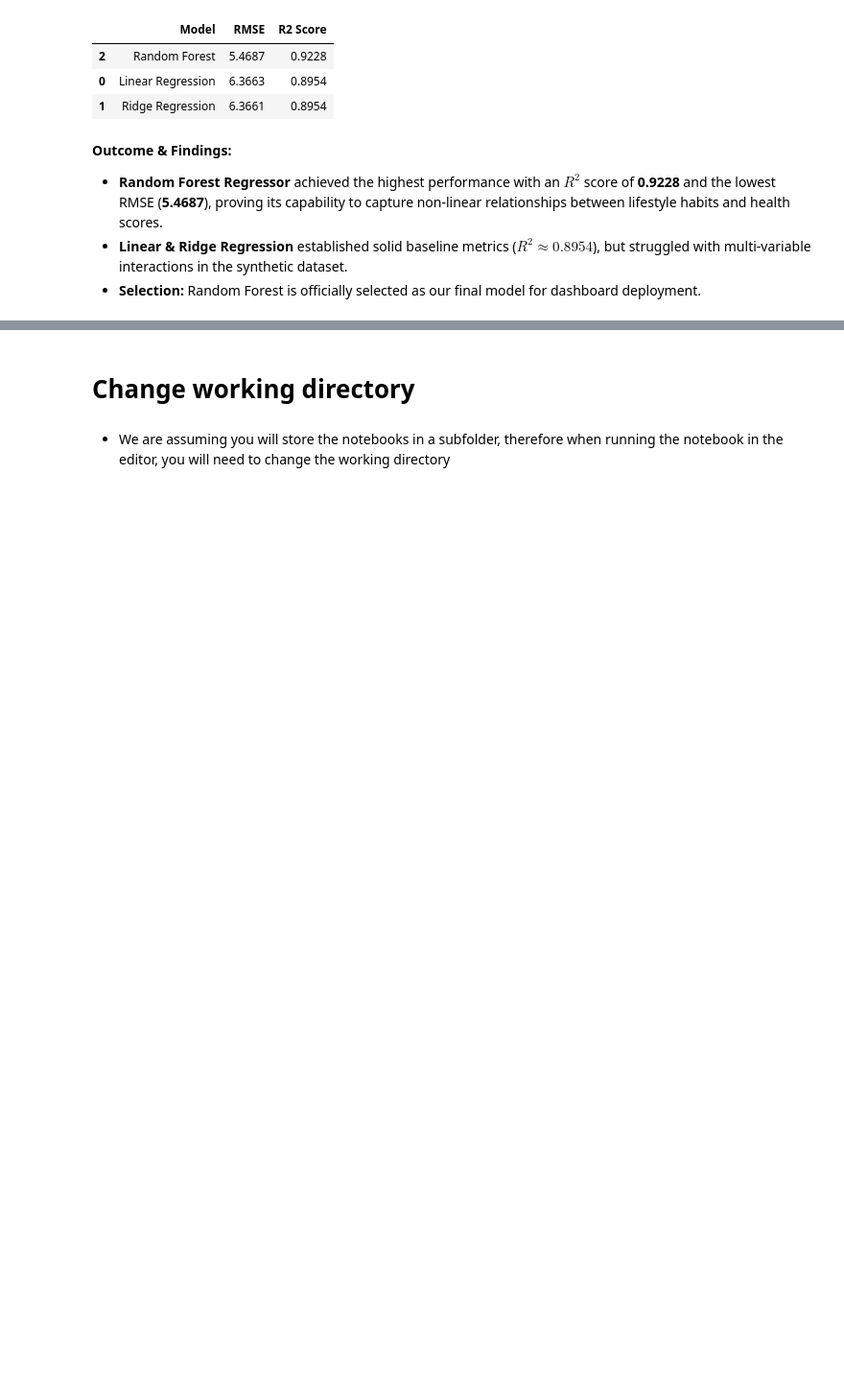
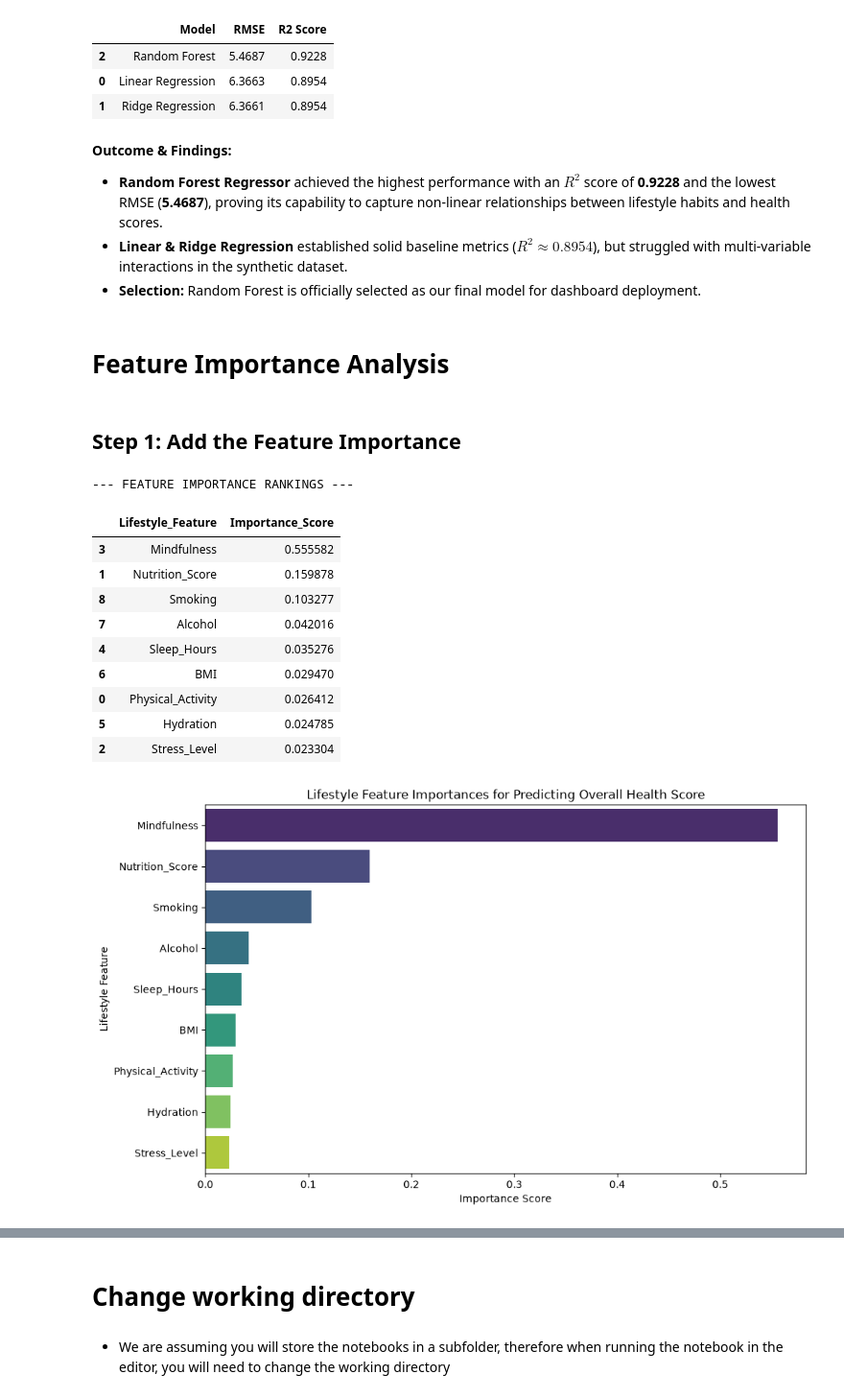
Before and after one commit to LieneRubule/Holistic-Health-and-Lifestyle-Score-Dataset, a Jupyter notebook: jupyter_notebooks/04_Machine_learning.ipynb, the cells around one changed output, grey strips where cells are left out. Shown at 96% size. Saved outputs shown, nothing was run; the diff lists cells and outputs as text; code cells hidden in the pictures; blank space fills up the shorter version.

```diff
--- a/jupyter_notebooks/04_Machine_learning.ipynb
+++ b/jupyter_notebooks/04_Machine_learning.ipynb
@@ -104,3 +104,51 @@ display(results_df)
 * **Random Forest Regressor** achieved the highest performance with an $R^2$ score of **0.9228** and the lowest RMSE (**5.4687**), proving its capability to capture non-linear relationships between lifestyle habits and health scores.
 * **Linear & Ridge Regression** established solid baseline metrics ($R^2 \approx 0.8954$), but struggled with multi-variable interactions in the synthetic dataset.
 * **Selection:** Random Forest is officially selected as our final model for dashboard deployment.
+# %% [markdown]
+# Feature Importance Analysis
+# %% [markdown]
+## Step 1: Add the Feature Importance
+# %%
+import pandas as pd
+import matplotlib.pyplot as plt
+import seaborn as sns
+
+# 1. Extract and sort feature importances (highest to lowest)
+rf_model = models["Random Forest"]
+
+importances_df = pd.DataFrame({
+    'Lifestyle_Feature': X.columns,
+    'Importance_Score': rf_model.feature_importances_
+}).sort_values(by='Importance_Score', ascending=False)
+
+print("--- FEATURE IMPORTANCE RANKINGS ---")
+display(importances_df)
+
+# 2. Plot Feature Importances with hue and legend=False to fix the warning
+plt.figure(figsize=(10, 6))
+sns.barplot(
+    x='Importance_Score',
+    y='Lifestyle_Feature',
+    data=importances_df,
+    hue='Lifestyle_Feature',
+    palette='viridis',
+    legend=False
+)
+plt.title('Lifestyle Feature Importances for Predicting Overall Health Score')
+plt.xlabel('Importance Score')
+plt.ylabel('Lifestyle Feature')
+plt.tight_layout()
+plt.show()
+# %% [output]
+--- FEATURE IMPORTANCE RANKINGS ---
+|  | Lifestyle_Feature | Importance_Score |
+| 3 | Mindfulness | 0.555582 |
+| 1 | Nutrition_Score | 0.159878 |
+| 8 | Smoking | 0.103277 |
+| 7 | Alcohol | 0.042016 |
+| 4 | Sleep_Hours | 0.035276 |
+| 6 | BMI | 0.029470 |
+| 0 | Physical_Activity | 0.026412 |
+| 5 | Hydration | 0.024785 |
+| 2 | Stress_Level | 0.023304 |
+[figure, added]
```
Also changed, not shown: parts of 2 cells of this notebook.
